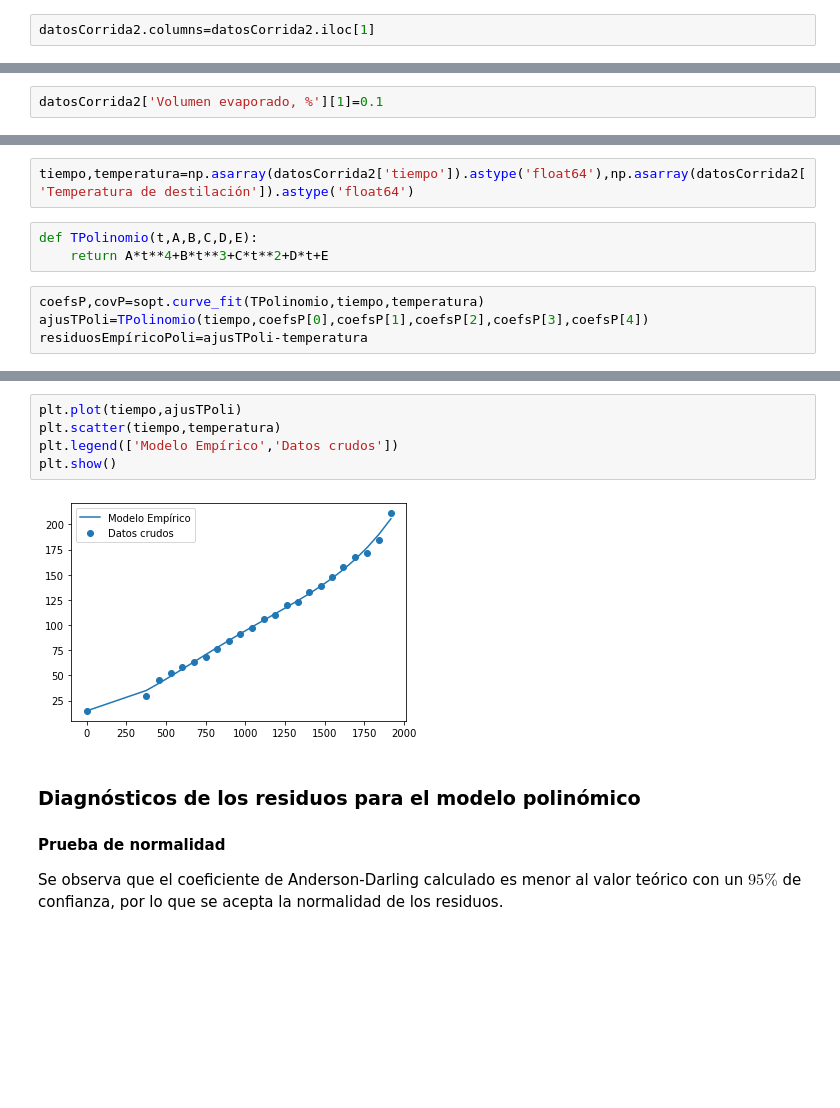
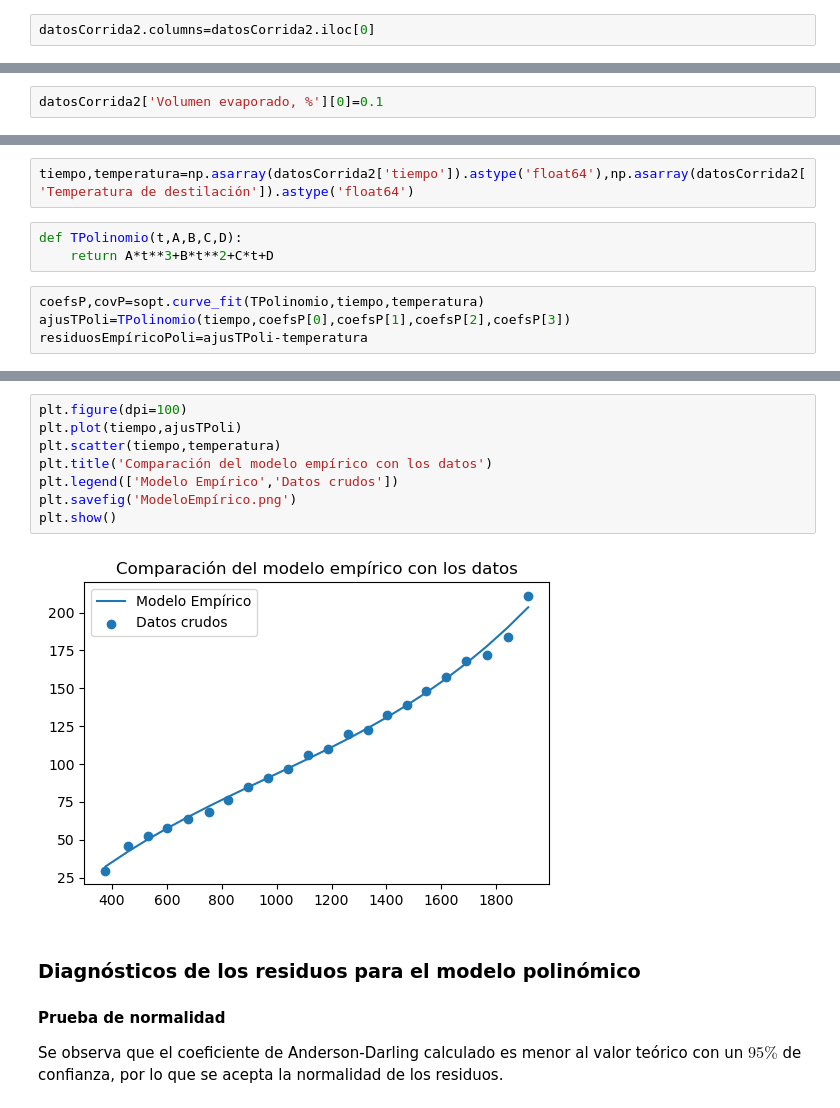
Before and after one commit to plasmallan/an-lisis_procesos_ii, a Jupyter notebook: Proyecto Grupal/Grupo 3 - Proyecto Grupal.ipynb, the cells around one changed output, grey strips where cells are left out. Cells and saved outputs as stored; diff of their text form; blank space fills up the shorter version.

Commit message:
Se agregaró el desarrollo del modelo teórico y la comparación de los modelos

```diff
--- a/Proyecto Grupal/Grupo 3 - Proyecto Grupal.ipynb
+++ b/Proyecto Grupal/Grupo 3 - Proyecto Grupal.ipynb
@@ -33,4 +32,4 @@ datosCorrida2.head()
 # %%
-datosCorrida2.columns=datosCorrida2.iloc[1]
+datosCorrida2.columns=datosCorrida2.iloc[0]
 # %%
 datosCorrida2=datosCorrida2.drop(2,axis=0)
@@ -55,2 +63,2 @@ plt.show()
 # %%
-datosCorrida2['Volumen evaporado, %'][1]=0.1
+datosCorrida2['Volumen evaporado, %'][0]=0.1
@@ -81,11 +94,11 @@ $$T(t)=At^4+Bt^3+Ct^2+Dt+E$$
 # %%
 tiempo,temperatura=np.asarray(datosCorrida2['tiempo']).astype('float64'),np.asarray(datosCorrida2['Temperatura de destilación']).astype('float64')
 # %%
-def TPolinomio(t,A,B,C,D,E):
-    return A*t**4+B*t**3+C*t**2+D*t+E
+def TPolinomio(t,A,B,C,D):
+    return A*t**3+B*t**2+C*t+D
 # %%
 coefsP,covP=sopt.curve_fit(TPolinomio,tiempo,temperatura)
-ajusTPoli=TPolinomio(tiempo,coefsP[0],coefsP[1],coefsP[2],coefsP[3],coefsP[4])
+ajusTPoli=TPolinomio(tiempo,coefsP[0],coefsP[1],coefsP[2],coefsP[3])
 residuosEmpíricoPoli=ajusTPoli-temperatura
 # %%
 coefsP
@@ -100,10 +112,13 @@ desvEstP
 # %%
+plt.figure(dpi=100)
 plt.plot(tiempo,ajusTPoli)
 plt.scatter(tiempo,temperatura)
+plt.title('Comparación del modelo empírico con los datos')
 plt.legend(['Modelo Empírico','Datos crudos'])
+plt.savefig('ModeloEmpírico.png')
 plt.show()
 # %% [output]
-[figure, old version]
+[figure, new version]
 # %% [markdown]
 ### Diagnósticos de los residuos para el modelo polinómico
 
```
Also changed, not shown: parts of 50 cells of this notebook, 5 other files.
